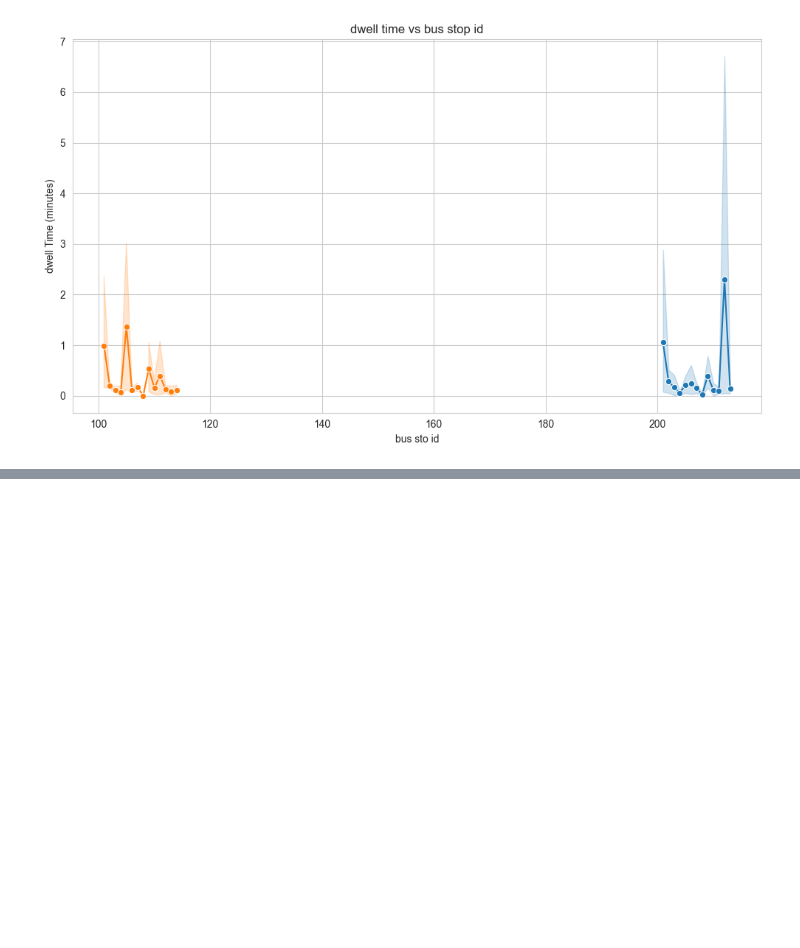
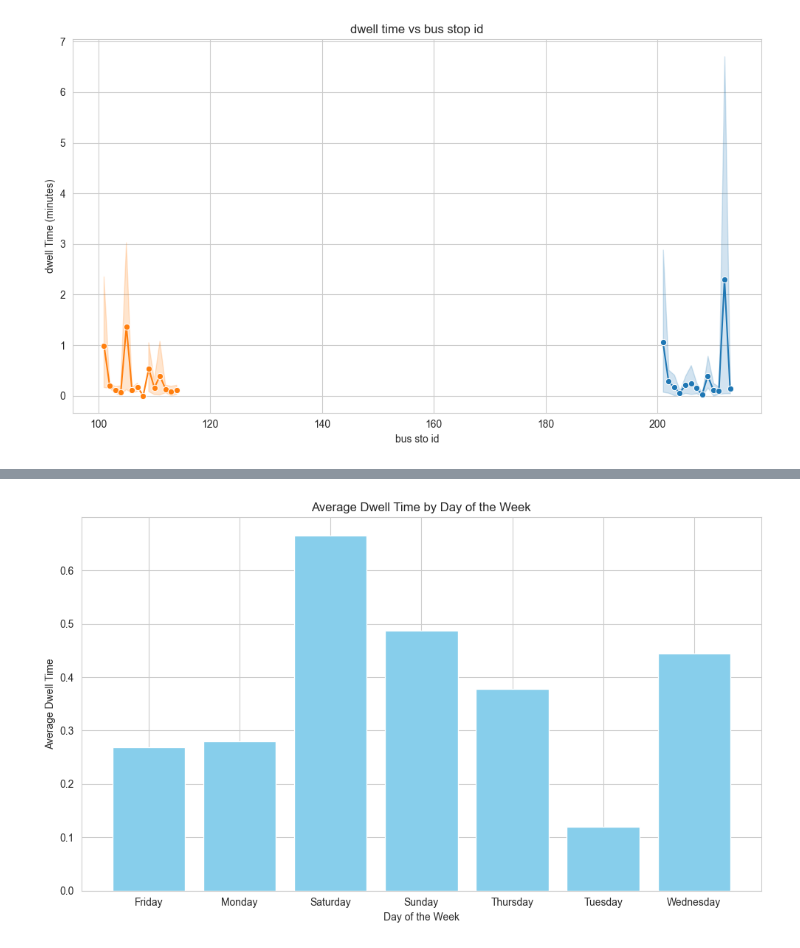
Before and after one commit to ShanukaLakshan/Realtime-GPS-Bus---Data-Science-Project, a Jupyter notebook: Analysis/analysis.ipynb, the cells around one changed output, grey strips where cells are left out. Drawn from its saved outputs; the diff is of its cells as text; code cells hidden in the pictures; blank space fills up the shorter version.

```diff
--- a/Analysis/analysis.ipynb
+++ b/Analysis/analysis.ipynb
@@ -94,3 +94,5 @@ plt.tight_layout()
 plt.show()
 # %% [output]
 [figure]
+# %%
+bus_stop_data['day'] = pd.to_datetime(trip_data['date']).dt.day_name()
@@ -96,0 +115,14 @@ plt.show()
+# %%
+# Group the data by 'day' and calculate the average 'dwell_time'
+grouped = bus_stop_data.groupby('day')['dwell_time'].mean().reset_index()
+
+# Create a bar plot
+plt.figure(figsize=(10, 6))
+plt.bar(grouped['day'], grouped['dwell_time'], color='skyblue')
+plt.xlabel('Day of the Week')
+plt.ylabel('Average Dwell Time')
+plt.title('Average Dwell Time by Day of the Week')
+plt.tight_layout()
+plt.show()
+# %% [output]
+[figure, added]
```
Also changed, not shown: parts of 1 cell of this notebook.
